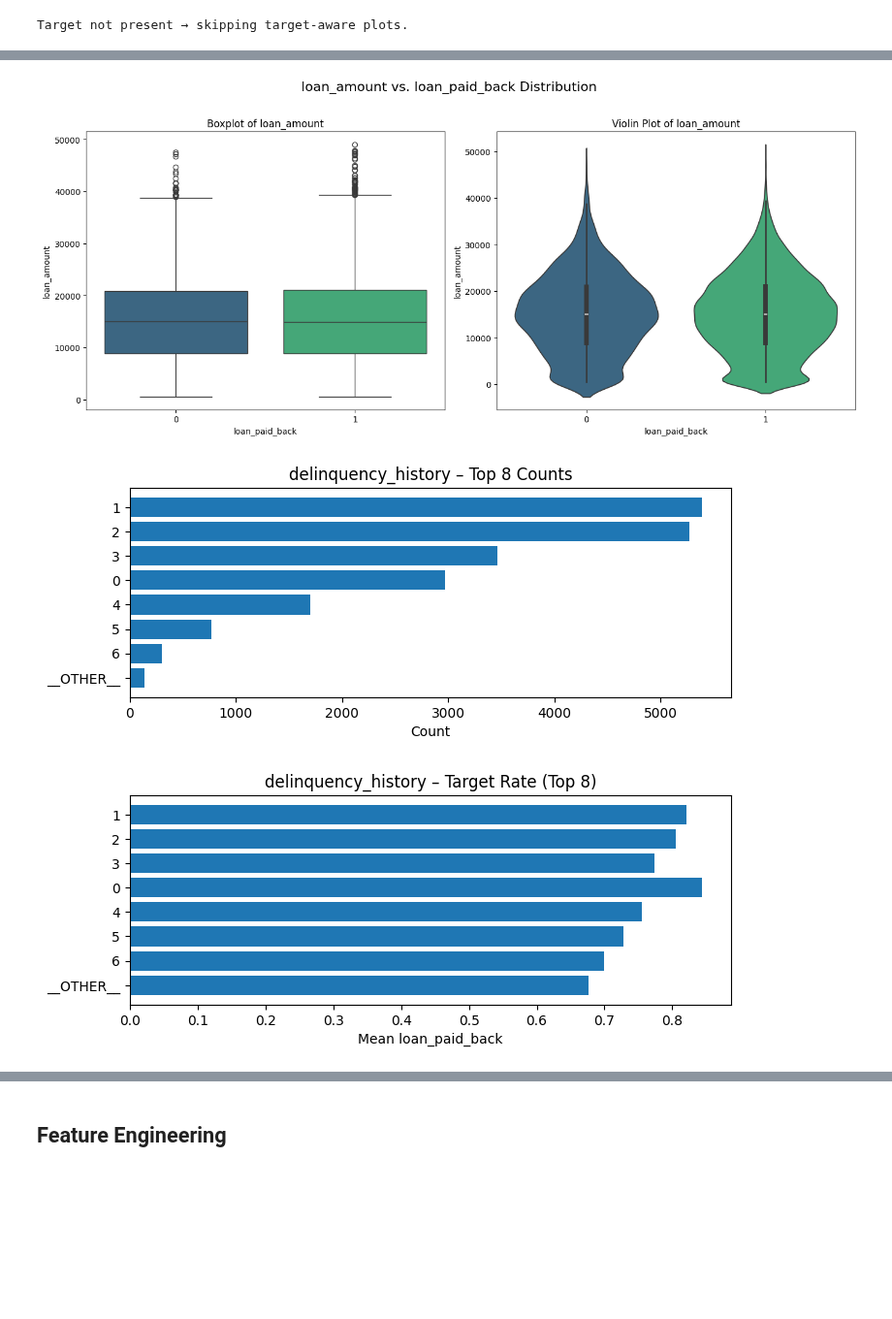
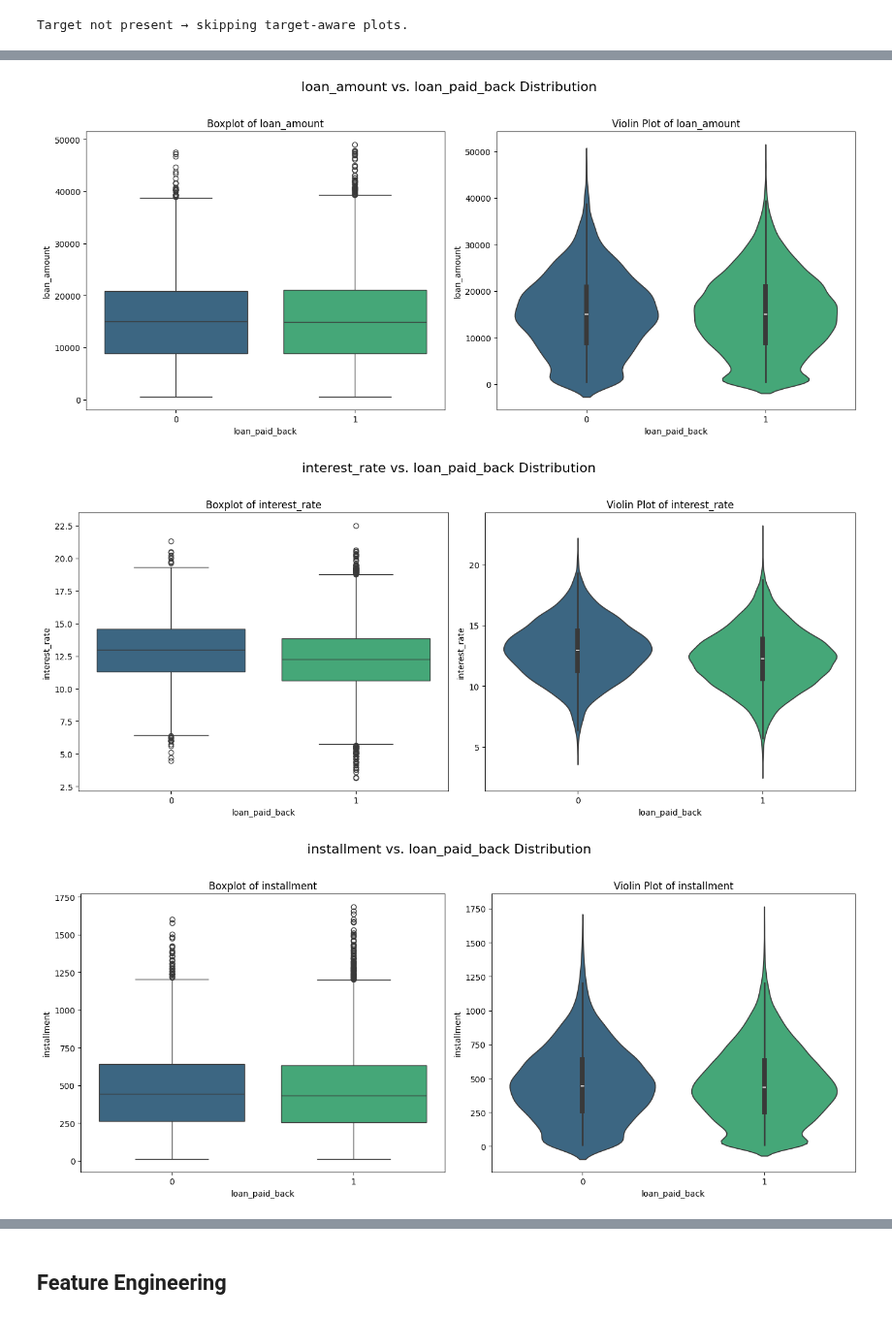
Before and after one commit to SteveTarter/kaggle-playground-series, a Jupyter notebook: 2025/s5e11/Predicting Loan Payback (S5E11).ipynb, the cells around one changed output, grey strips where cells are left out. Shown at 97% size. Cells and saved outputs as stored; diff of their text form; code cells hidden in the pictures; blank space fills up the shorter version.

```diff
--- a/2025/s5e11/Predicting Loan Payback (S5E11).ipynb
+++ b/2025/s5e11/Predicting Loan Payback (S5E11).ipynb
@@ -566,10 +589,10 @@ def top_categorical_by_range(df: pd.DataFrame, cat_cols: Iterable[str], target:s
     effects.sort(key=lambda x: -x[1])
     return [c for c,_ in effects[:k]]
 # %%
-def run_eda(df: pd.DataFrame, target: str, max_cat_card: int = 30,
+def run_data_visualization(df: pd.DataFrame, target: str, max_cat_card: int = 30,
             heavy_sample: int = 150_000, num_count: int = 10, cat_count = 10):
     """
-    Compact EDA runner for mixed tabular data.
+    Compact data_ isualization runner for mixed tabular data.
     - Uses new target-aware visuals when target is present.
     - Skips safely on test sets (no target).
     - Limits heavy plots to top-signal features.
@@ -632,8 +655,8 @@ def run_eda(df: pd.DataFrame, target: str, max_cat_card: int = 30,
 
     else:
         # Classification-style (few unique target values)
-        top_nums = [c for c in num_cols if c != target][:6]
-        top_cats = cat_cols[:6]
+        top_nums = [c for c in num_cols if c != target][:num_count]
+        top_cats = cat_cols[:cat_count]
 
         for c in top_nums:
             try:
@@ -698,11 +704,11 @@ original_df.head()
 # %%
-run_eda(original_df, target=TARGET, max_cat_card=30)
+run_data_visualization(original_df, target = TARGET, cat_count = 0)
 # %% [output]
 [figure]
 [figure]
 [figure]
 [figure]
 [figure]
 [figure]
-[figure, old version]
+[figure, new version]
-[figure, old version]
+[figure, new version]
```
Also changed, not shown: parts of 19 cells of this notebook, 4 other files.
